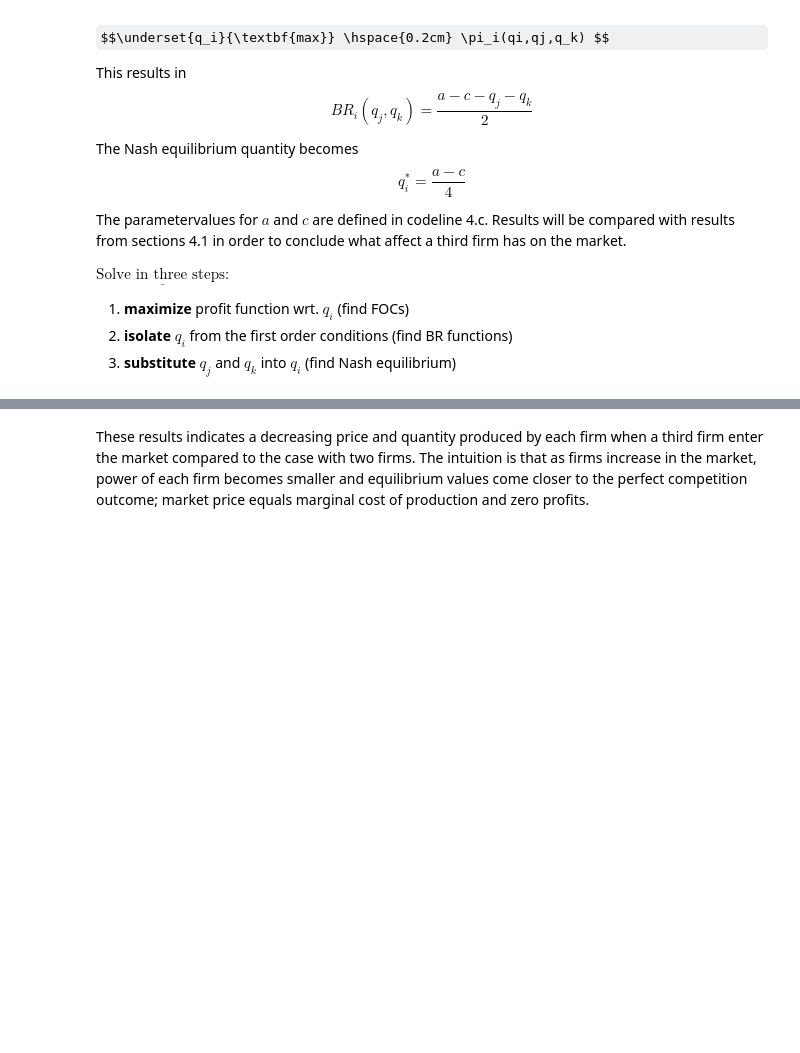
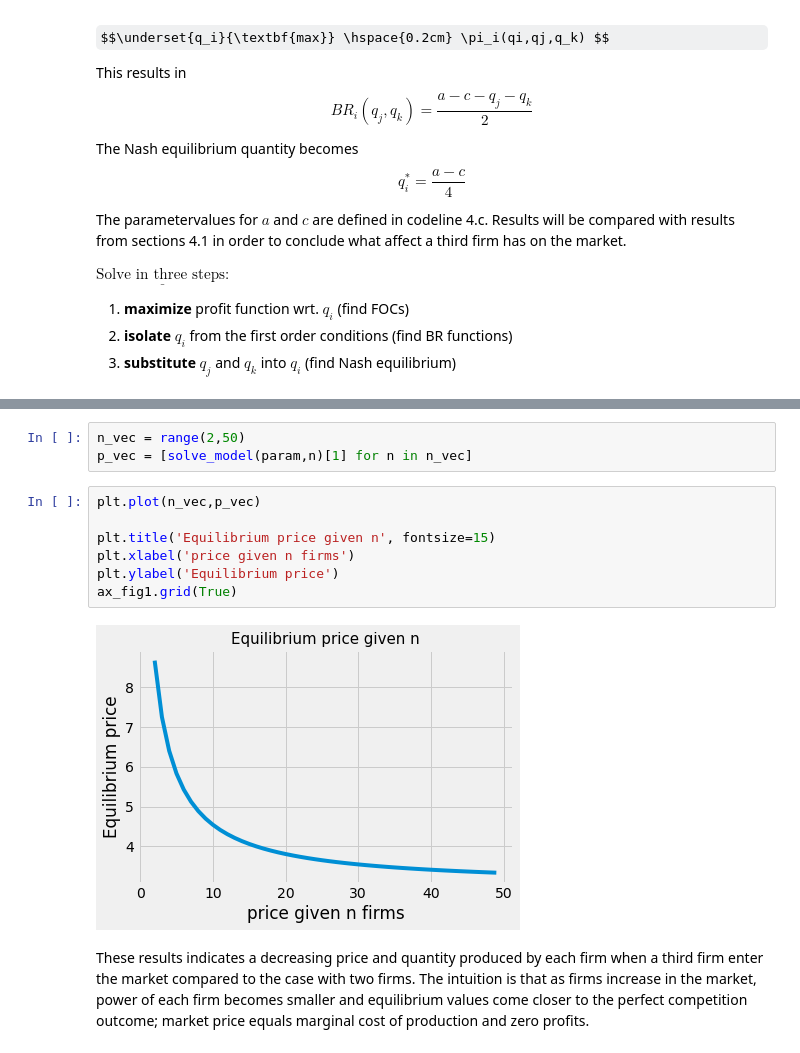
Before and after one commit to AskerNC/projects-2021-sev, a Jupyter notebook: modelproject/ModelProject-sev.ipynb, the cells around one changed output, grey strips where cells are left out. Drawn from its saved outputs; the diff is of its cells as text; some formulas as TeX source; blank space fills up the shorter version.

```diff
--- a/modelproject/ModelProject-sev.ipynb
+++ b/modelproject/ModelProject-sev.ipynb
@@ -283,3 +366,15 @@ Both companies achieve same profit of (pi_1, pi_2) = [5.06249992 5.06250003 5.06
+# %%
+n_vec = range(2,50)
+p_vec = [solve_model(param,n)[1] for n in n_vec]
+# %%
+plt.plot(n_vec,p_vec)
+
+plt.title('Equilibrium price given n', fontsize=15)
+plt.xlabel('price given n firms')
+plt.ylabel('Equilibrium price')
+ax_fig1.grid(True)
+# %% [output]
+[figure, added]
 # %% [markdown]
 These results indicates a decreasing price and quantity produced by each firm when a third firm enter the market compared to the case with two firms. The intuition is that as firms increase in the market, power of each firm becomes smaller and equilibrium values come closer to the perfect competition outcome; market price equals marginal cost of production and zero profits.
 # %% [markdown]
```
Also changed, not shown: parts of 9 cells of this notebook.
